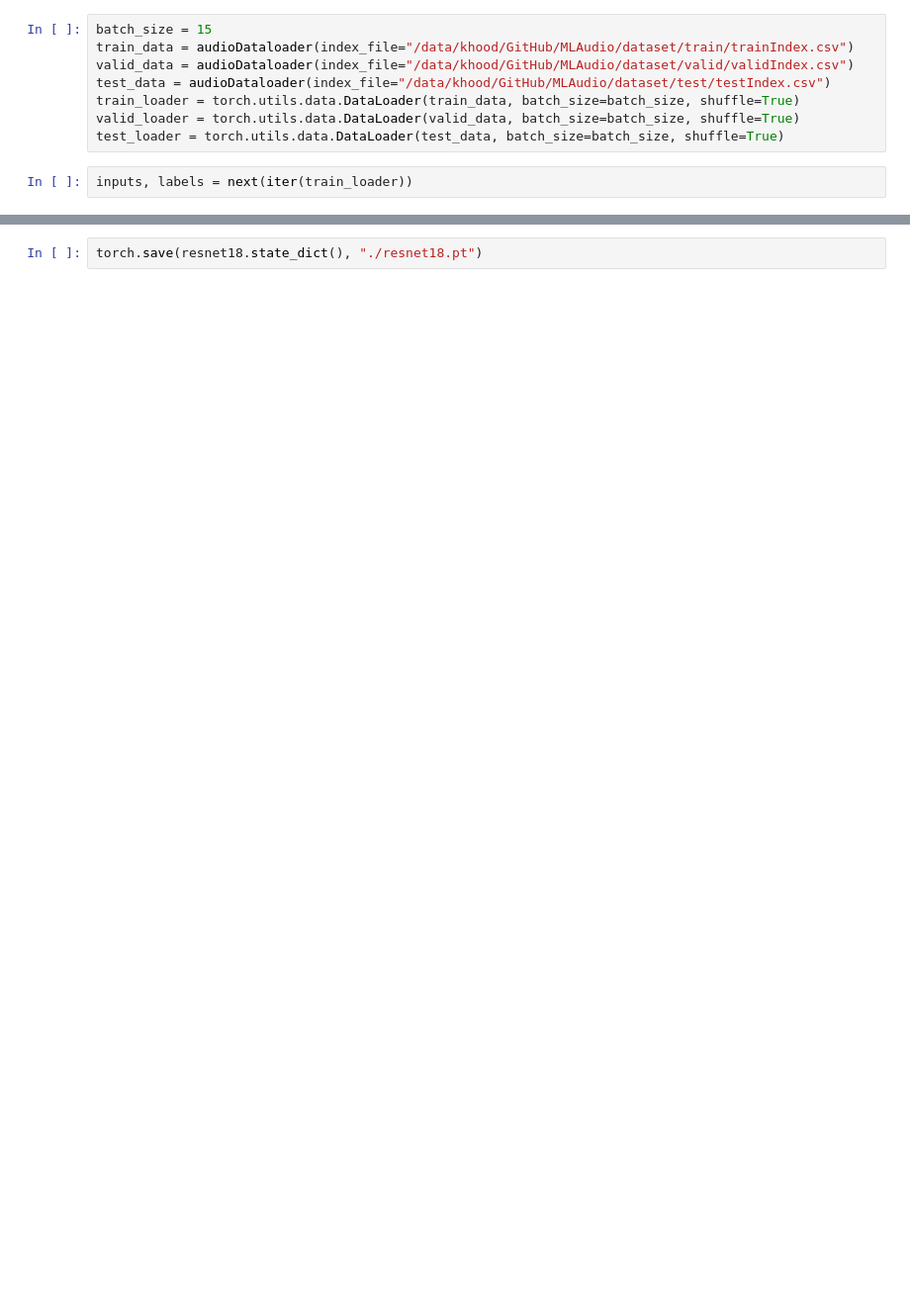
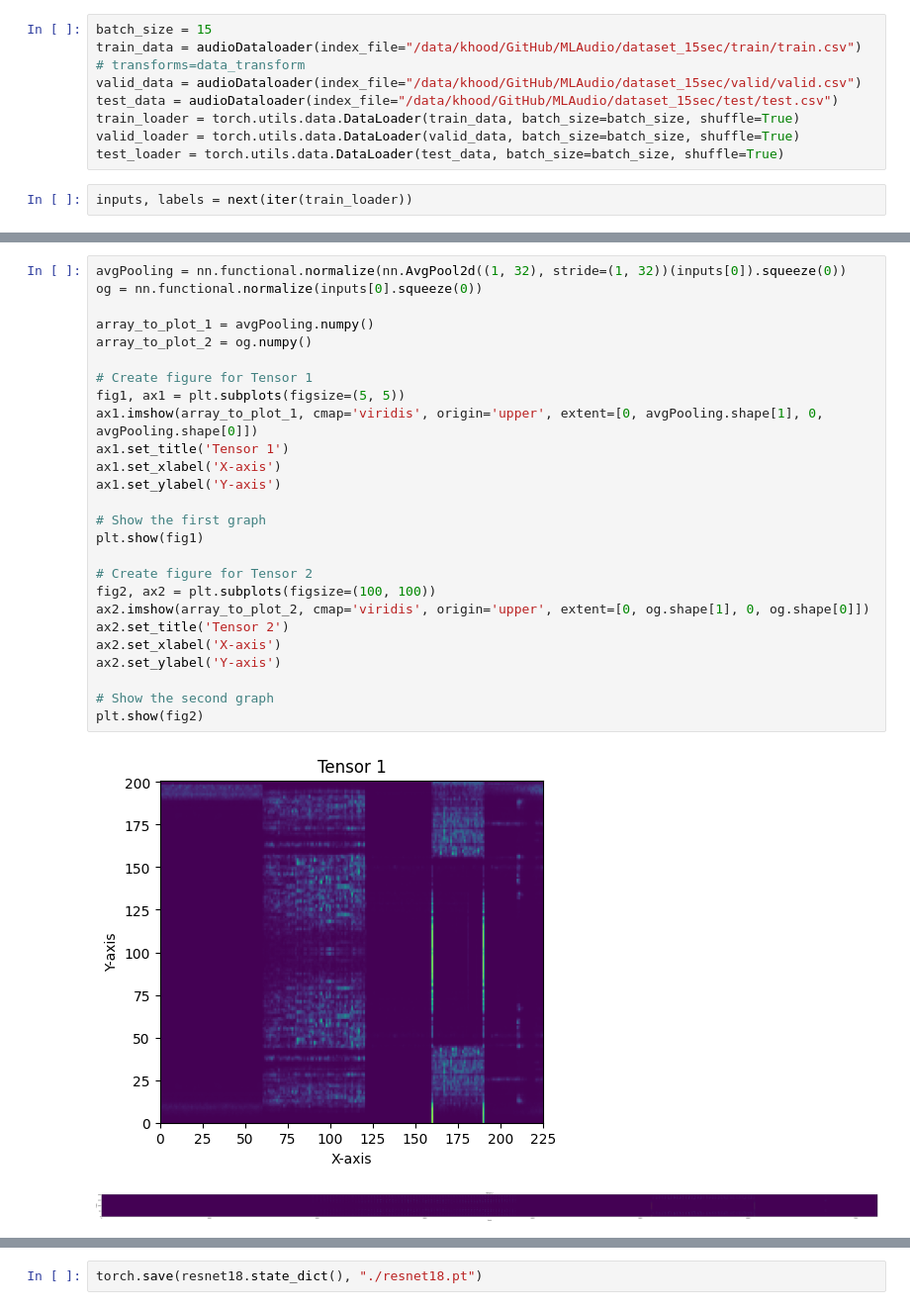
Before and after one commit to khood5/MLAudio, a Jupyter notebook: resnet18.ipynb, the cells around one changed output, grey strips where cells are left out. Shown at 99% size. Drawn from its saved outputs; the diff is of its cells as text; blank space fills up the shorter version.

```diff
--- a/resnet18.ipynb
+++ b/resnet18.ipynb
@@ -44,8 +71,8 @@ ResNet(
 # %%
 batch_size = 15
-train_data = audioDataloader(index_file="/data/khood/GitHub/MLAudio/dataset/train/trainIndex.csv")
-valid_data = audioDataloader(index_file="/data/khood/GitHub/MLAudio/dataset/valid/validIndex.csv")
-test_data = audioDataloader(index_file="/data/khood/GitHub/MLAudio/dataset/test/testIndex.csv")
+train_data = audioDataloader(index_file="/data/khood/GitHub/MLAudio/dataset_15sec/train/train.csv") # transforms=data_transform
+valid_data = audioDataloader(index_file="/data/khood/GitHub/MLAudio/dataset_15sec/valid/valid.csv")
+test_data = audioDataloader(index_file="/data/khood/GitHub/MLAudio/dataset_15sec/test/test.csv")
 train_loader = torch.utils.data.DataLoader(train_data, batch_size=batch_size, shuffle=True)
 valid_loader = torch.utils.data.DataLoader(valid_data, batch_size=batch_size, shuffle=True)
 test_loader = torch.utils.data.DataLoader(test_data, batch_size=batch_size, shuffle=True)
@@ -57,0 +147,29 @@ len(train_loader)
+# %%
+avgPooling = nn.functional.normalize(nn.AvgPool2d((1, 32), stride=(1, 32))(inputs[0]).squeeze(0))
+og = nn.functional.normalize(inputs[0].squeeze(0))
+
+array_to_plot_1 = avgPooling.numpy()
+array_to_plot_2 = og.numpy()
+
+# Create figure for Tensor 1
+fig1, ax1 = plt.subplots(figsize=(5, 5))
+ax1.imshow(array_to_plot_1, cmap='viridis', origin='upper', extent=[0, avgPooling.shape[1], 0, avgPooling.shape[0]])
+ax1.set_title('Tensor 1')
+ax1.set_xlabel('X-axis')
+ax1.set_ylabel('Y-axis')
+
+# Show the first graph
+plt.show(fig1)
+
+# Create figure for Tensor 2
+fig2, ax2 = plt.subplots(figsize=(100, 100))
+ax2.imshow(array_to_plot_2, cmap='viridis', origin='upper', extent=[0, og.shape[1], 0, og.shape[0]])
+ax2.set_title('Tensor 2')
+ax2.set_xlabel('X-axis')
+ax2.set_ylabel('Y-axis')
+
+# Show the second graph
+plt.show(fig2)
+# %% [output]
+[figure, added]
+[figure, added]
```
Also changed, not shown: parts of 21 cells of this notebook.
